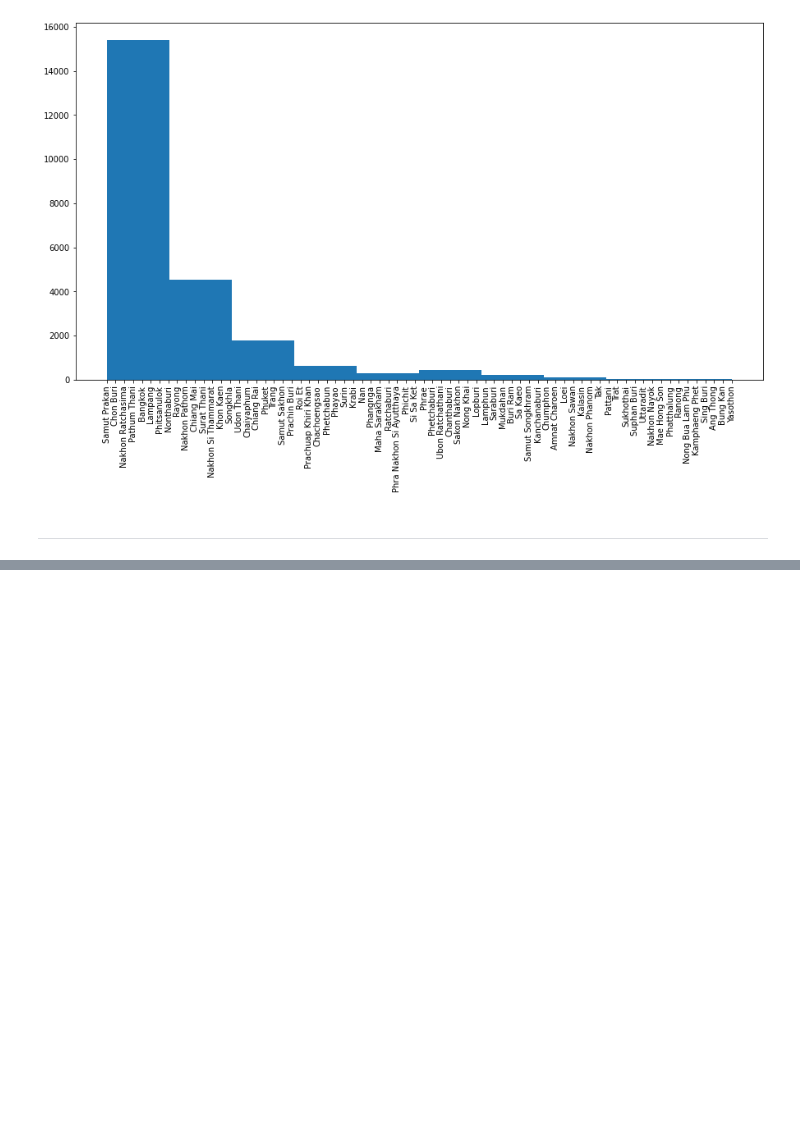
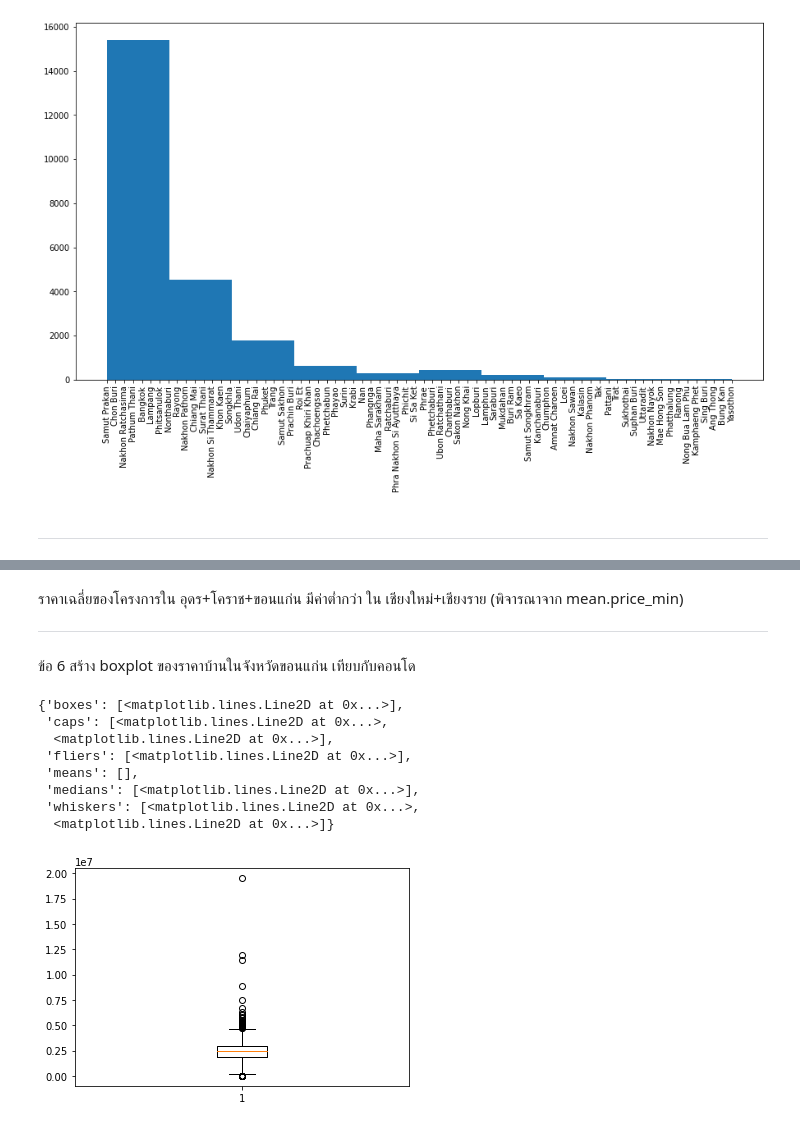
Before and after one commit to NahataiTep/DPDM65, a Jupyter notebook: pandas101.ipynb, the cells around one changed output, grey strips where cells are left out. Drawn from its saved outputs; the diff is of its cells as text; code cells hidden in the pictures; blank space fills up the shorter version.

```diff
--- a/pandas101.ipynb
+++ b/pandas101.ipynb
@@ -329,0 +721,18 @@ plt.xticks(rotation='vertical');    # ใส่ ; เพื่อปิดตั
+# %% [markdown]
+ราคาเฉลี่ยของโครงการใน อุดร+โคราช+ขอนแก่น มีค่าต่ำกว่า ใน เชียงใหม่+เชียงราย (พิจารณาจาก mean.price_min)
+***
+# %% [markdown]
+ข้อ 6 สร้าง boxplot ของราคาบ้านในจังหวัดขอนแก่น เทียบกับคอนโด
+# %%
+pro_housekk = project_df[(project_df['province_name_th']=='ขอนแก่น') & (project_df['propertytype_name_th']=='บ้าน')]
+plt.boxplot(pro_housekk['price_min'].dropna())
+# %% [output]
+{'boxes': [<matplotlib.lines.Line2D at 0x...>],
+ 'caps': [<matplotlib.lines.Line2D at 0x...>,
+  <matplotlib.lines.Line2D at 0x...>],
+ 'fliers': [<matplotlib.lines.Line2D at 0x...>],
+ 'means': [],
+ 'medians': [<matplotlib.lines.Line2D at 0x...>],
+ 'whiskers': [<matplotlib.lines.Line2D at 0x...>,
+  <matplotlib.lines.Line2D at 0x...>]}
+[figure, added]
```
Also changed, not shown: parts of 65 cells of this notebook.
